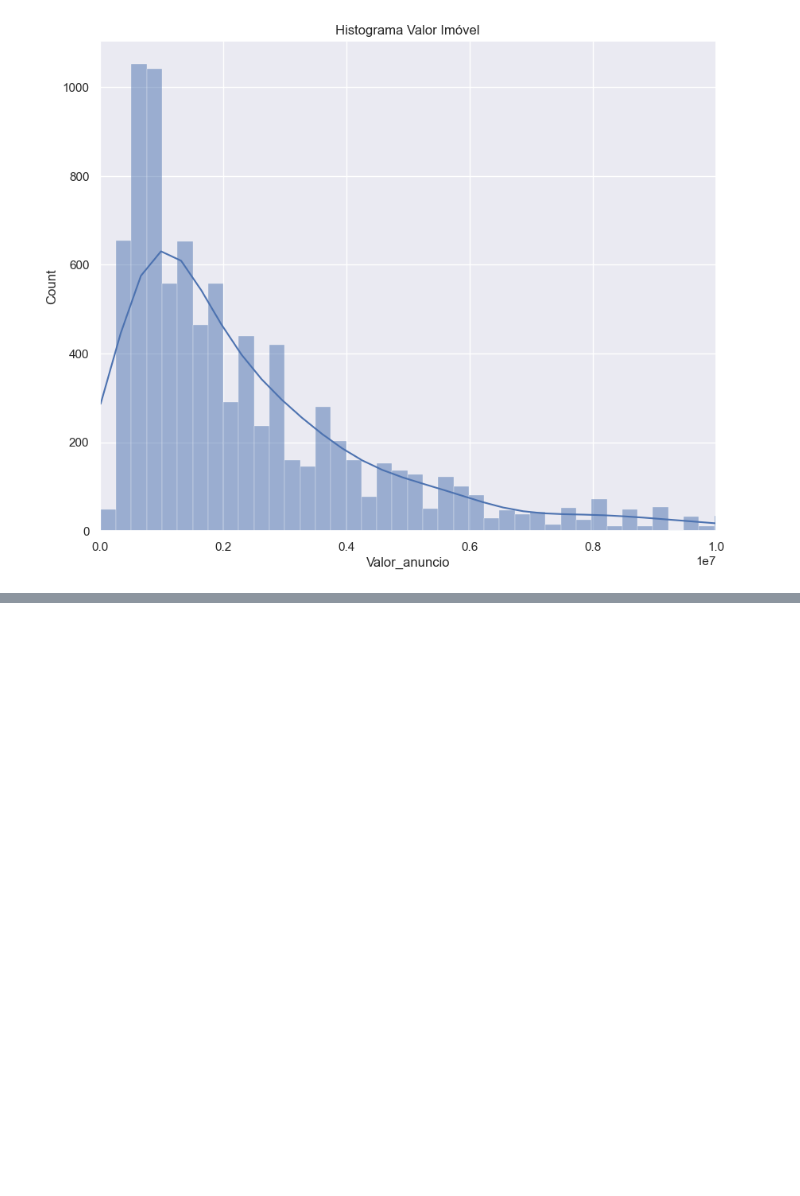
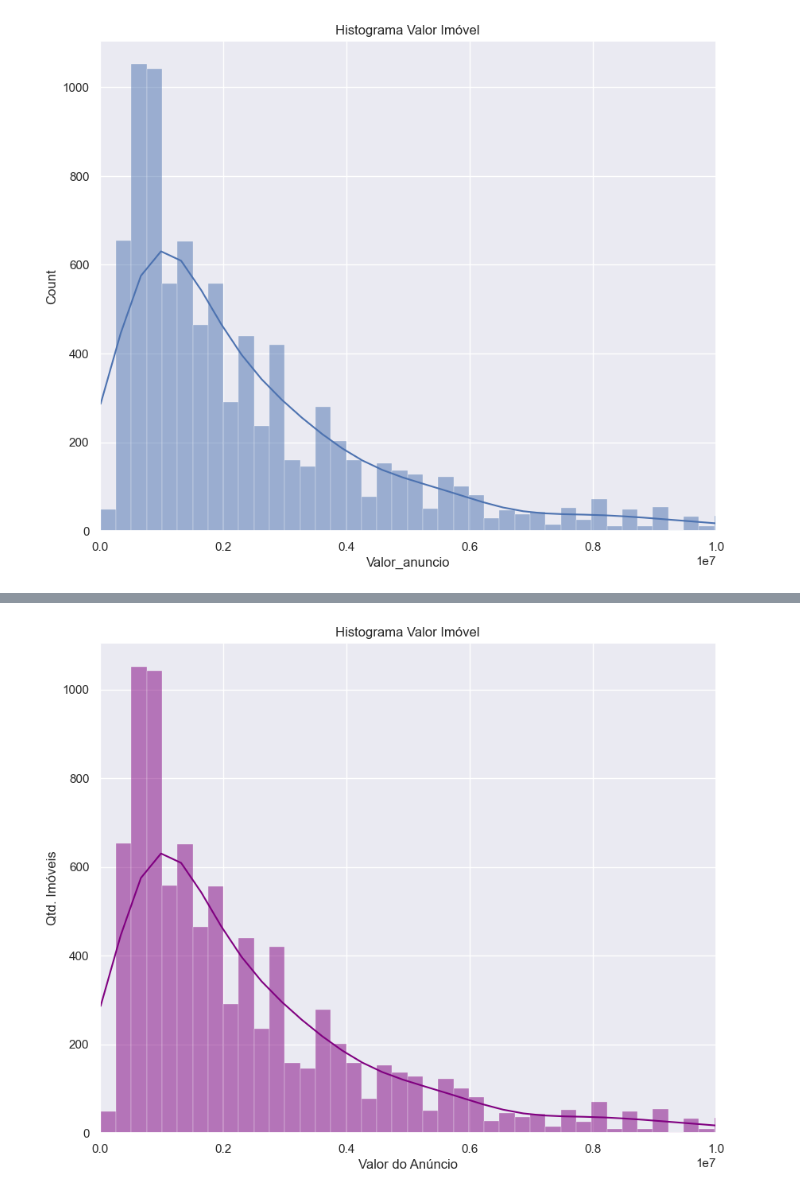
Before and after one commit to MatheusgMoreira/alura, a Jupyter notebook: Imersão Dados 4/imersao_dados_4.ipynb, the cells around one changed output, grey strips where cells are left out. Saved outputs shown, nothing was run; the diff lists cells and outputs as text; code cells hidden in the pictures; blank space fills up the shorter version.

```diff
--- a/Imersão Dados 4/imersao_dados_4.ipynb
+++ b/Imersão Dados 4/imersao_dados_4.ipynb
@@ -335,0 +388,11 @@ plt.show()
+# %%
+sns.set_theme()
+plt.figure(figsize=(10,8))
+ax = sns.histplot(data = dados_vendas, x='Valor_anuncio', kde=True, color='purple')
+ax.set_title('Histograma Valor Imóvel')
+ax.set_ylabel('Qtd. Imóveis')
+ax.set_xlabel('Valor do Anúncio')
+plt.xlim((-50, 10000000))
+plt.show()
+# %% [output]
+[figure, added]
```
Also changed, not shown: parts of 19 cells of this notebook.
